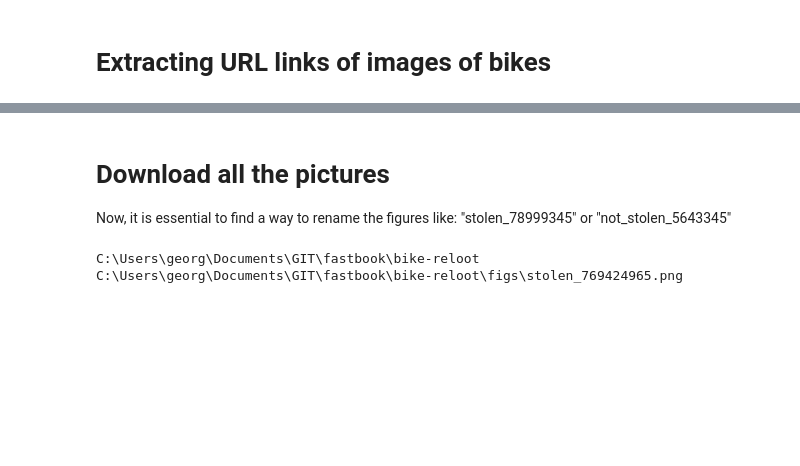
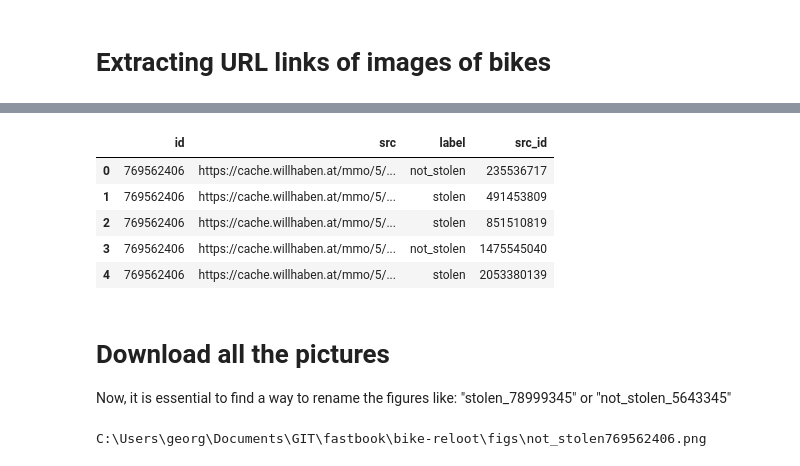
Before and after one commit to georghoeller/fastbook, a Jupyter notebook: bike-reloot/willhaben-bike-figs.ipynb, the cells around one changed output, grey strips where cells are left out. Drawn from its saved outputs; the diff is of its cells as text; code cells hidden in the pictures; blank space fills up the shorter version.

```diff
--- a/bike-reloot/willhaben-bike-figs.ipynb
+++ b/bike-reloot/willhaben-bike-figs.ipynb
@@ -159,26 +203,36 @@ df_src = pd.DataFrame(img_list).T.explode('src').reset_index(names='id')
+# %%
+# generate a column with a unique ID, not group ID
+
+from pathlib import Path
+
+df_src['src_id'] = [ Path(df_src['src'][entry]).stem.split('-')[-1] for entry in df_src.index ]
+df_src.head()
+# %% [output]
+|  | id | src | label | src_id |
+| 0 | 769562406 | https://cache.willhaben.at/mmo/5/... | not_stolen | 235536717 |
+| 1 | 769562406 | https://cache.willhaben.at/mmo/5/... | stolen | 491453809 |
+| 2 | 769562406 | https://cache.willhaben.at/mmo/5/... | stolen | 851510819 |
+| 3 | 769562406 | https://cache.willhaben.at/mmo/5/... | not_stolen | 1475545040 |
+| 4 | 769562406 | https://cache.willhaben.at/mmo/5/... | stolen | 2053380139 |
 # %% [markdown]
 # Download all the pictures
 Now, it is essential to find a way to rename the figures like: "stolen_78999345" or "not_stolen_5643345"
 # %%
 import io
 import requests
+from PIL import Image
+from pathlib import Path
 
 # Create a byte object out of image_content and store it in the variable image_file
 image_file = io.BytesIO(requests.get(df_src['src'][0]).content)
 
-from PIL import Image
 image = Image.open(image_file).convert("RGB")
 
-# pathlib lets you point to specific directories.
-from pathlib import Path
-print(Path().absolute())
-
 # assuming there is a folder "figs" in the current working directory
-file_path = Path("figs","stolen_" + df_src['id'][0] + ".png").absolute()
+file_path = Path("figs",df_src['label'][0] + df_src['id'][0] + ".png").absolute()
 print(file_path)
 image.save(file_path, "PNG", quality=80)
 # %% [output]
-C:\Users\georg\Documents\GIT\fastbook\bike-reloot
-C:\Users\georg\Documents\GIT\fastbook\bike-reloot\figs\stolen_769424965.png
+C:\Users\georg\Documents\GIT\fastbook\bike-reloot\figs\not_stolen769562406.png
 # %%
 # Now iterate through the list
```
Also changed, not shown: parts of 9 cells of this notebook, 54 other files.
